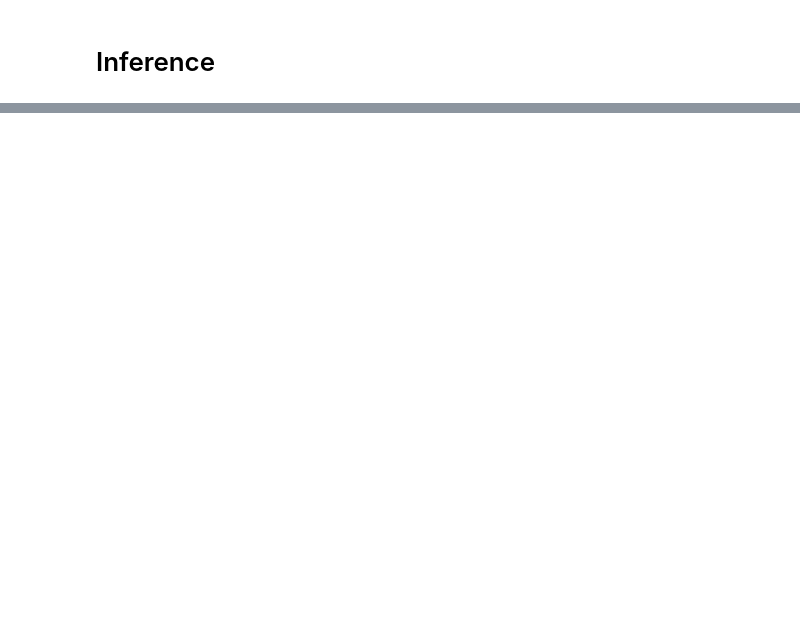
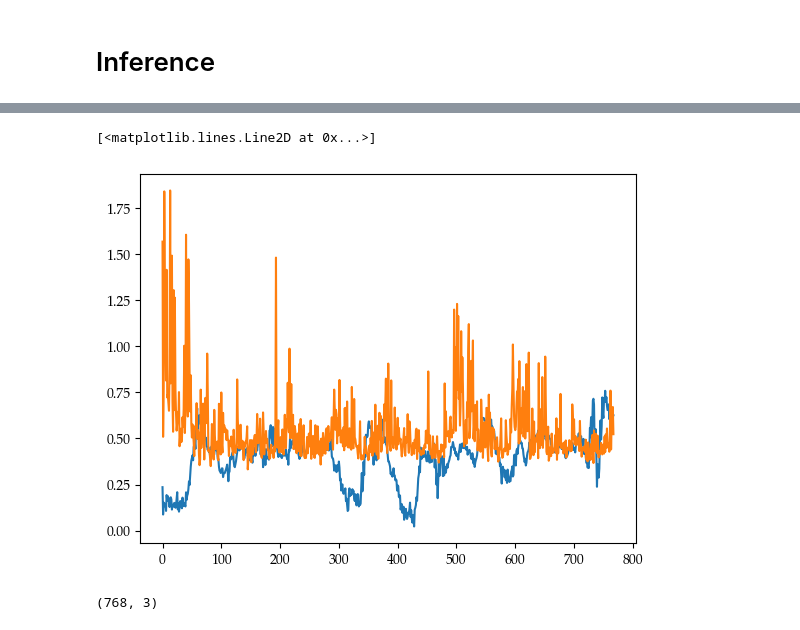
Before and after one commit to bayesflow-org/Non-Stationary-DDM-Validation, a Jupyter notebook: applications/inference/notebooks/model_validation.ipynb, the cells around one changed output, grey strips where cells are left out. Cells and saved outputs as stored; diff of their text form; code cells hidden in the pictures; blank space fills up the shorter version.

```diff
--- a/applications/inference/notebooks/model_validation.ipynb
+++ b/applications/inference/notebooks/model_validation.ipynb
@@ -259,0 +261,17 @@ fig.tight_layout()
+# %%
+idx = np.random.choice(np.arange(NUM_SAMPLES), NUM_RESIMULATIONS, replace=False)
+# %%
+rw_resim_data = np.zeros((NUM_SUBJECTS, NUM_RESIMULATIONS, NUM_OBS))
+mrw_resim_data = np.zeros((NUM_SUBJECTS, NUM_RESIMULATIONS, NUM_OBS))
+lf_resim_data = np.zeros((NUM_SUBJECTS, NUM_RESIMULATIONS, NUM_OBS))
+rs_resim_data = np.zeros((NUM_SUBJECTS, NUM_RESIMULATIONS, NUM_OBS))
+
+rw_samples_t = np.transpose(rw_local_samples, (0, 2, 1, 3))
+mrw_samples_t = np.transpose(mrw_local_samples, (0, 2, 1, 3))
+lf_samples_t = np.transpose(lf_local_samples, (0, 2, 1, 3))
+rs_samples_t = np.transpose(rs_local_samples, (0, 2, 1, 3))
+for sub in range(NUM_SUBJECTS):
+    rw_resim_data[sub] = rw_ddm.likelihood(rw_samples_t[sub, idx, :, :])['sim_data']
+    mrw_resim_data[sub] = mrw_ddm.likelihood(mrw_samples_t[sub, idx, :, :])['sim_data']
+    lf_resim_data[sub] = lf_ddm.likelihood(lf_samples_t[sub, idx, :, :])['sim_data']
+    rs_resim_data[sub] = rs_ddm.likelihood(rs_samples_t[sub, idx, :, :])['sim_data']
@@ -259,0 +298,4 @@ fig.tight_layout()
+# %%
+which = 6
+person_pred = mrw_resim_data[which+1]
+person_data = data.loc[data.id == which]
@@ -259,0 +622,2 @@ fig.tight_layout()
+# %%
+test_data = rw_resim_data[which+1].mean(axis=0)
@@ -259,0 +639,10 @@ fig.tight_layout()
+# %%
+plt.plot(np.arange(NUM_OBS), test_data)
+plt.plot(np.arange(NUM_OBS), np.abs(data.loc[data.id == which, 'rt']))
+# %% [output]
+[<matplotlib.lines.Line2D at 0x...>]
+[figure, added]
+# %%
+rw_post_mean.shape
+# %% [output]
+(768, 3)
```
Also changed, not shown: parts of 41 cells of this notebook, 10 other files.
